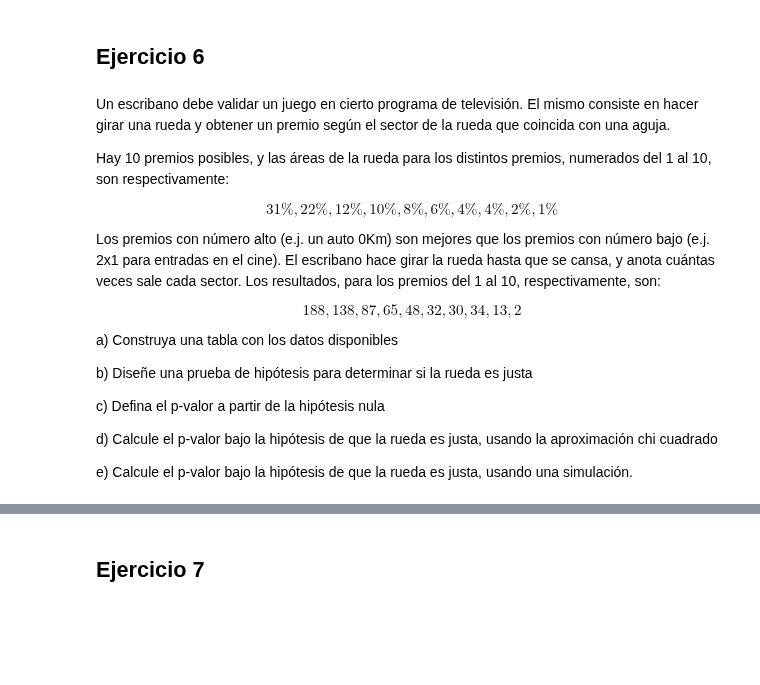
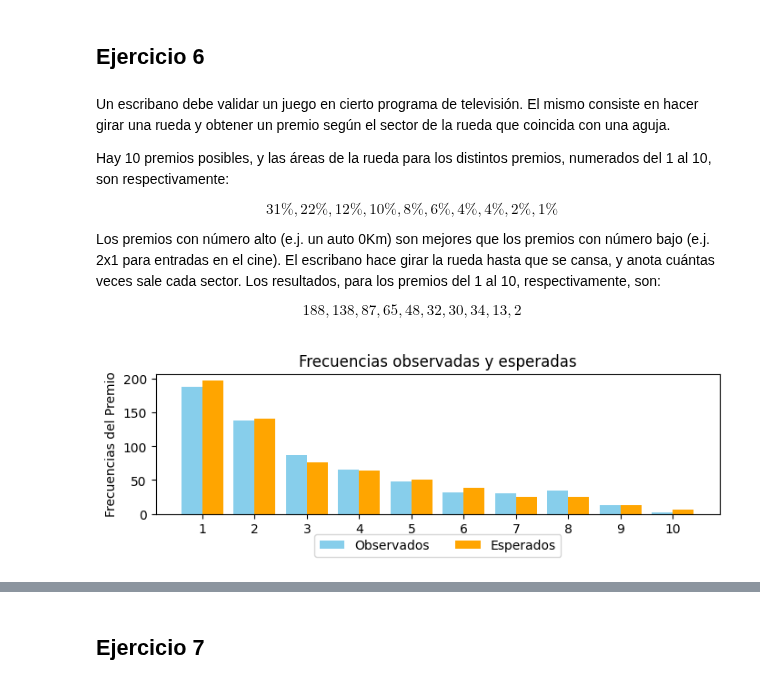
Before and after one commit to ramiro-l/ModelosYSimulacionFAMAF, a Jupyter notebook: Práctico7.ipynb, the cells around one changed output, grey strips where cells are left out. Cells and saved outputs as stored; diff of their text form; code cells hidden in the pictures; blank space fills up the shorter version.

```diff
--- a/Práctico7.ipynb
+++ b/Práctico7.ipynb
@@ -766,13 +887,28 @@ $$ 31\%, 22\%, 12\%, 10\%, 8\%, 6\%, 4\%, 4\%, 2\%, 1\% $$
 Los premios con número alto (e.j. un auto 0Km) son mejores que los premios con número bajo (e.j. 2x1 para entradas en el cine). El escribano hace girar la rueda hasta que se cansa, y anota cuántas veces sale cada sector. Los resultados, para los premios del 1 al 10, respectivamente, son:
 
 $$ 188, 138, 87, 65, 48, 32, 30, 34, 13, 2 $$
-
-a) Construya una tabla con los datos disponibles
-
-b) Diseñe una prueba de hipótesis para determinar si la rueda es justa
-
-c) Defina el p-valor a partir de la hipótesis nula
-
-d) Calcule el p-valor bajo la hipótesis de que la rueda es justa, usando la aproximación chi cuadrado
-
-e) Calcule el p-valor bajo la hipótesis de que la rueda es justa, usando una simulación.
+# %%
+#@title Grafico
+import matplotlib.pyplot as plt
+import numpy as np
+
+categorias = ['1', '2', '3', '4', '5', '6', '7', '8', '9', '10' ]
+observados = np.array([188, 138, 87, 65, 48, 32, 30, 34, 13, 2])
+total = sum(observados)
+
+prob_teoricas = np.array([0.31, 0.22, 0.12, 0.10, 0.08, 0.06, 0.04, 0.04, 0.02, 0.01])
+esperados = total * prob_teoricas
+
+x = np.arange(len(categorias))
+
+plt.figure(figsize=(8, 2))
+plt.bar(x - 0.2, observados, width=0.4, label='Observados', color='skyblue')
+plt.bar(x + 0.2, esperados, width=0.4, label='Esperados', color='orange')
+
+plt.xticks(x, categorias)
+plt.ylabel('Frecuencias del Premio')
+plt.title('Frecuencias observadas y esperadas')
+plt.legend(loc='upper center', bbox_to_anchor=(0.5, -0.1), ncol=2)
+plt.show()
+# %% [output]
+[figure, added]
```
Also changed, not shown: parts of 48 cells of this notebook.
